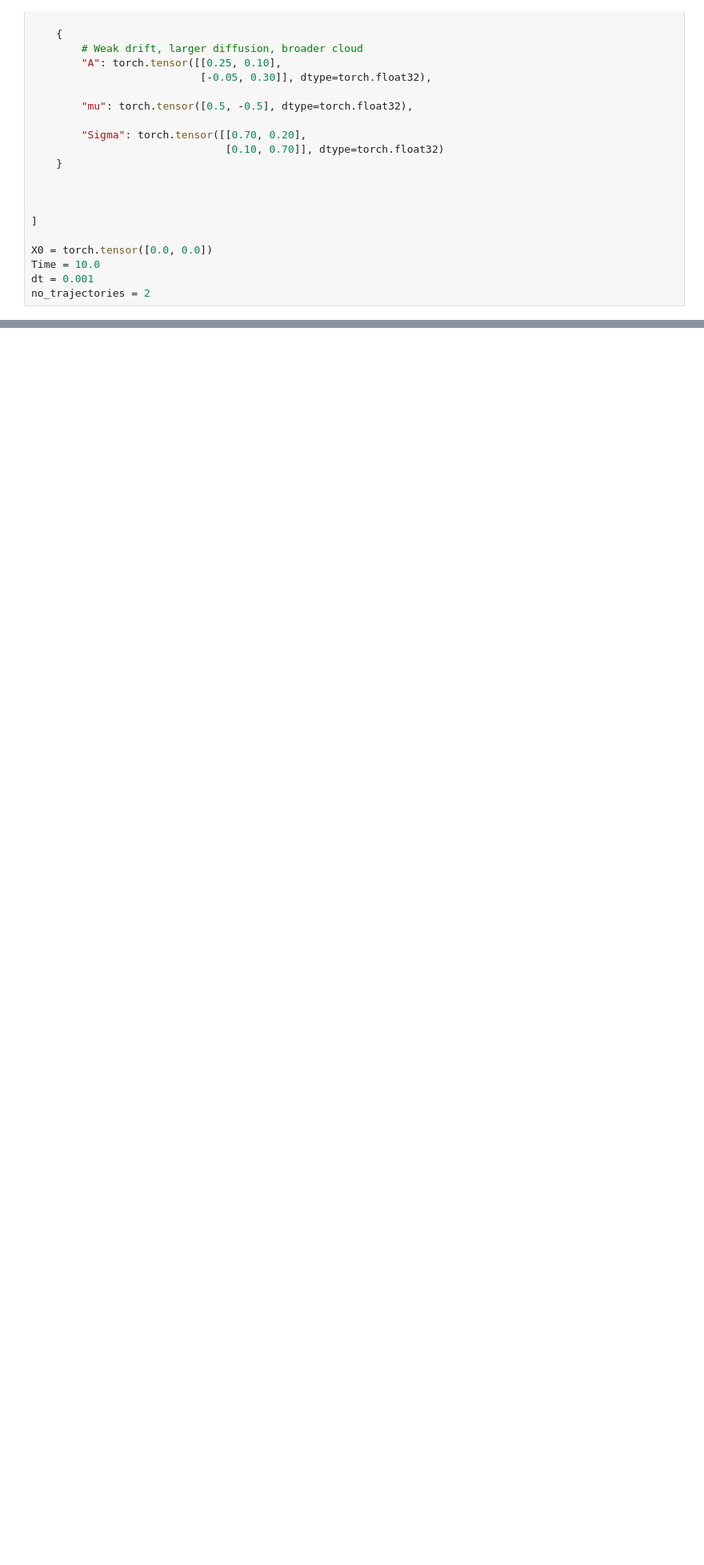
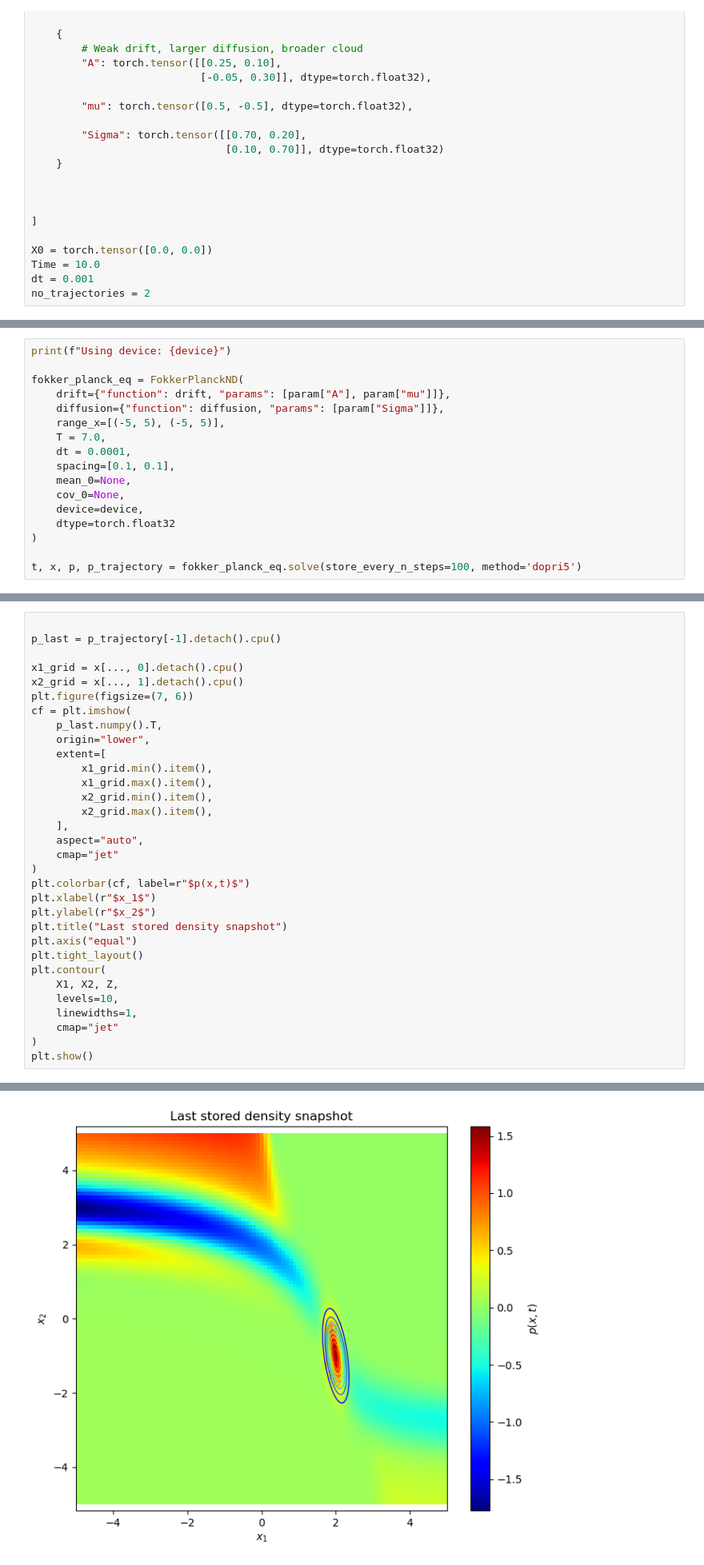
Before and after one commit to Elham-Rekabi/Inv_SPDE, a Jupyter notebook: Notebooks/SDE_2D_Example.ipynb, the cells around one changed output, grey strips where cells are left out. Shown at 80% size. Drawn from its saved outputs; the diff is of its cells as text; blank space fills up the shorter version.

```diff
--- a/Notebooks/SDE_2D_Example.ipynb
+++ b/Notebooks/SDE_2D_Example.ipynb
@@ -328,0 +354,17 @@ plt.show()
+# %%
+print(f"Using device: {device}")
+
+fokker_planck_eq = FokkerPlanckND(
+    drift={"function": drift, "params": [param["A"], param["mu"]]},
+    diffusion={"function": diffusion, "params": [param["Sigma"]]},
+    range_x=[(-5, 5), (-5, 5)],
+    T = 7.0,
+    dt = 0.0001,
+    spacing=[0.1, 0.1],
+    mean_0=None,
+    cov_0=None,
+    device=device,
+    dtype=torch.float32
+)
+
+t, x, p, p_trajectory = fokker_planck_eq.solve(store_every_n_steps=100, method='dopri5')
@@ -328,0 +374,33 @@ plt.show()
+# %%
+
+p_last = p_trajectory[-1].detach().cpu()
+
+x1_grid = x[..., 0].detach().cpu()
+x2_grid = x[..., 1].detach().cpu()
+plt.figure(figsize=(7, 6))
+cf = plt.imshow(
+    p_last.numpy().T,
+    origin="lower",
+    extent=[
+        x1_grid.min().item(),
+        x1_grid.max().item(),
+        x2_grid.min().item(),
+        x2_grid.max().item(),
+    ],
+    aspect="auto",
+    cmap="jet"
+)
+plt.colorbar(cf, label=r"$p(x,t)$")
+plt.xlabel(r"$x_1$")
+plt.ylabel(r"$x_2$")
+plt.title("Last stored density snapshot")
+plt.axis("equal")
+plt.tight_layout()
+plt.contour(
+    X1, X2, Z,
+    levels=10,
+    linewidths=1,
+    cmap="jet"
+)
+plt.show()
+# %% [output]
@@ -328,0 +411 @@ plt.show()
+[figure, added]
```
Also changed, not shown: parts of 13 cells of this notebook, 2 other files.
